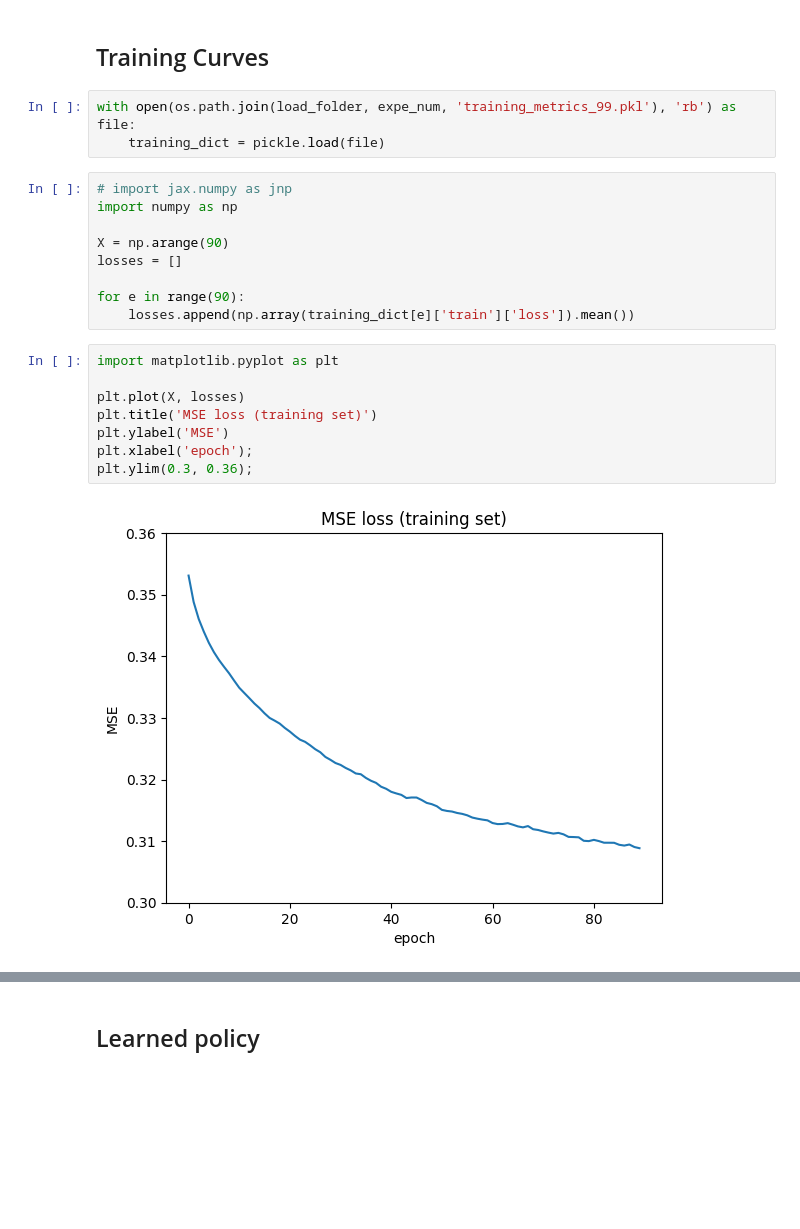
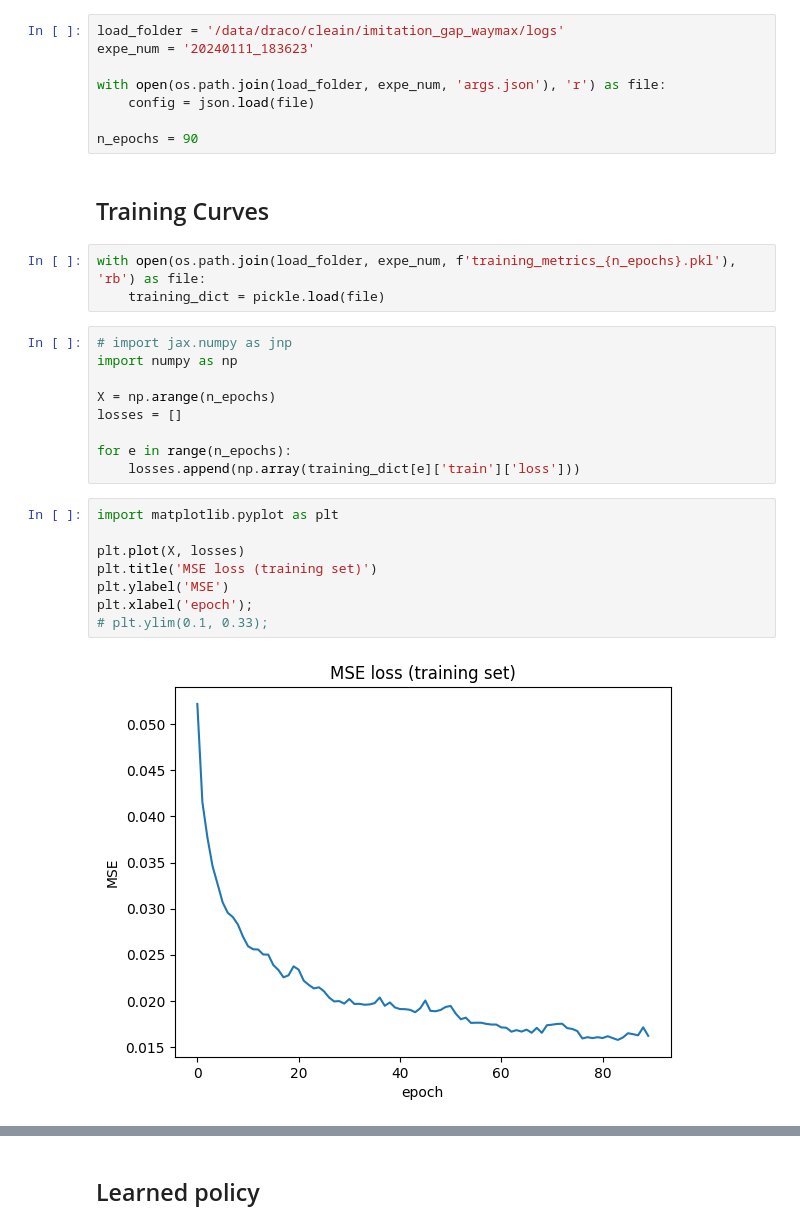
Before and after one commit to clemgris/imitation_gap_waymax, a Jupyter notebook: notebooks/vis_policy.ipynb, the cells around one changed output, grey strips where cells are left out. Cells and saved outputs as stored; diff of their text form; blank space fills up the shorter version.

```diff
--- a/notebooks/vis_policy.ipynb
+++ b/notebooks/vis_policy.ipynb
@@ -65,25 +44,33 @@ with open(os.path.join(load_folder, expe_num, 'args.json'), 'r') as file:
+# %%
+load_folder = '/data/draco/cleain/imitation_gap_waymax/logs'
+expe_num = '20240111_183623'
+
+with open(os.path.join(load_folder, expe_num, 'args.json'), 'r') as file:
+    config = json.load(file)
+
+n_epochs = 90
 # %% [markdown]
 ## Training Curves
 # %%
-with open(os.path.join(load_folder, expe_num, 'training_metrics_99.pkl'), 'rb') as file:
+with open(os.path.join(load_folder, expe_num, f'training_metrics_{n_epochs}.pkl'), 'rb') as file:
     training_dict = pickle.load(file)
 # %%
 # import jax.numpy as jnp
 import numpy as np
 
-X = np.arange(90)
+X = np.arange(n_epochs)
 losses = []
 
-for e in range(90):
-    losses.append(np.array(training_dict[e]['train']['loss']).mean())
+for e in range(n_epochs):
+    losses.append(np.array(training_dict[e]['train']['loss']))
 # %%
 import matplotlib.pyplot as plt
 
 plt.plot(X, losses)
 plt.title('MSE loss (training set)')
 plt.ylabel('MSE')
 plt.xlabel('epoch');
-plt.ylim(0.3, 0.36);
+# plt.ylim(0.1, 0.33);
 # %% [output]
-[figure, old version]
+[figure, new version]
 # %%
```
Also changed, not shown: parts of 16 cells of this notebook, 1 other file.
